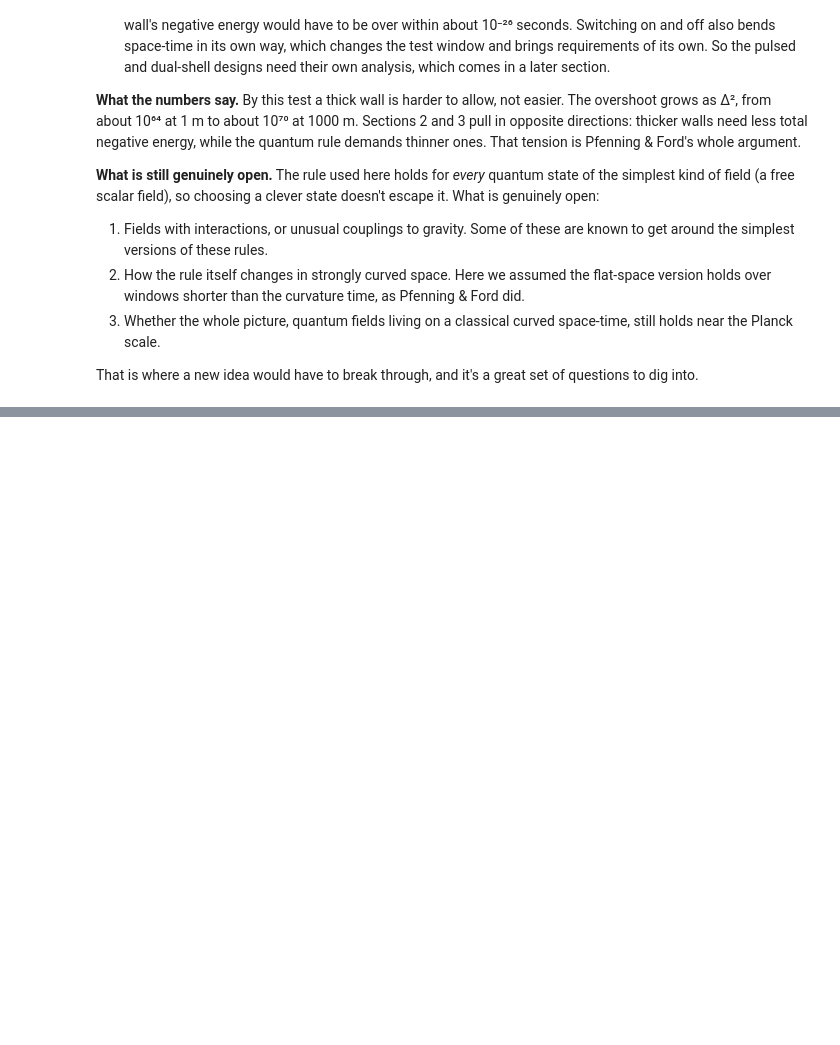
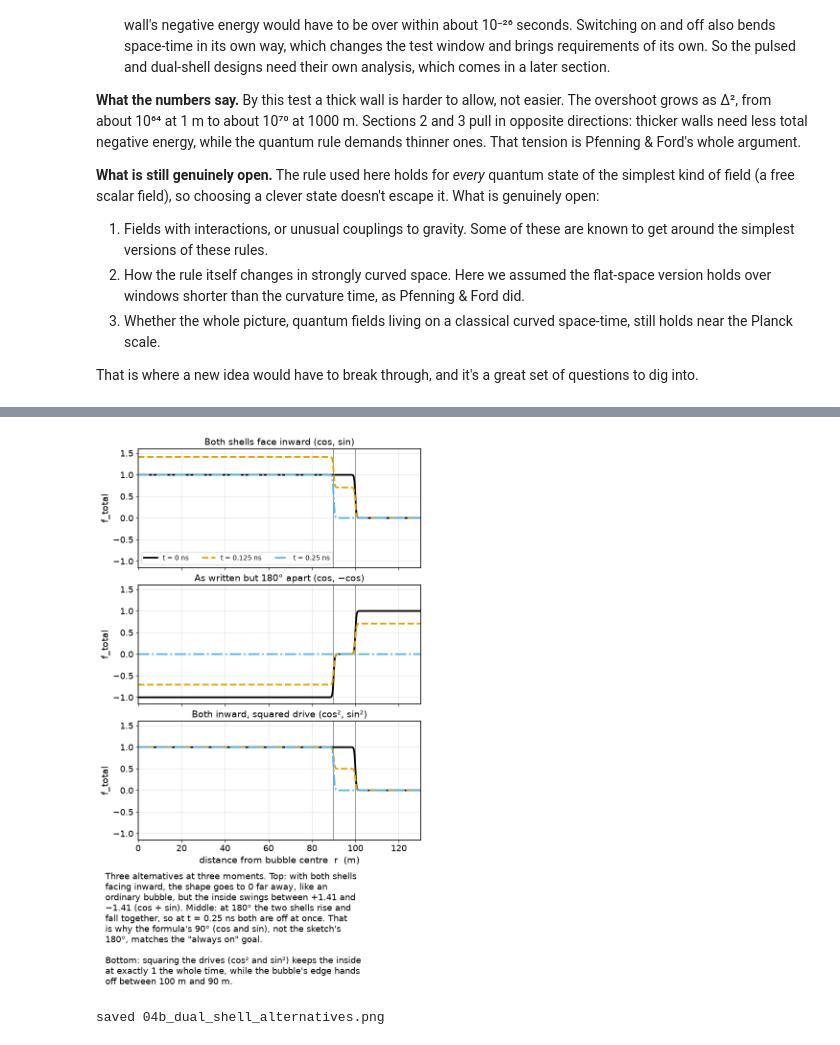
Before and after one commit to gvorwaller/warpdrive, a Jupyter notebook: warp_bubble.ipynb, the cells around one changed output, grey strips where cells are left out. Saved outputs shown, nothing was run; the diff lists cells and outputs as text; code cells hidden in the pictures; blank space fills up the shorter version.

```diff
--- a/warp_bubble.ipynb
+++ b/warp_bubble.ipynb
@@ -476,0 +535,28 @@ That is where a new idea would have to break through, and it's a great set of qu
+# %%
+alt_names = ["both shells face inward", "180° phase", "inward + squared drive"]
+alt_titles = ["Both shells face inward (cos, sin)", "As written but 180° apart (cos, −cos)",
+              "Both inward, squared drive (cos², sin²)"]
+fig, axes = phone_figure(3, height_per_row=3.0, sharex=True)
+for ax, name, title in zip(axes, alt_names, alt_titles):
+    for frac, (col, ls) in zip([0.0, 0.125, 0.25], snap_style[:3]):
+        ax.plot(r_ds, shapes.dual_shell_f(r_ds, frac * T_CYCLE, **ds.VARIANTS[name]), color=col, ls=ls,
+                label=f"t = {frac * T_CYCLE * 1e9:.3g} ns")
+    for R_shell in (90, 100):
+        ax.axvline(R_shell, color="0.5", lw=1.1, zorder=0)
+    ax.set_title(title, fontsize=14)
+    ax.set_ylabel("f_total")
+    ax.set_ylim(-1.15, 1.6)
+axes[0].legend(loc="lower left", fontsize=10, ncol=3)
+axes[-1].set_xlabel("distance from bubble centre  r  (m)")
+axes[-1].set_xlim(0, 130)
+
+path = save_figure(fig, "04b_dual_shell_alternatives", '''
+Three alternatives at three moments. Top: with both shells facing inward, the shape goes to 0 far away, like an ordinary bubble, but the inside swings between +1.41 and −1.41 (cos + sin). Middle: at 180° the two shells rise and fall together, so at t = 0.25 ns both are off at once. That is why the formula's 90° (cos and sin), not the sketch's 180°, matches the "always on" goal.
+
+Bottom: squaring the drives (cos² and sin²) keeps the inside at exactly 1 the whole time, while the bubble's edge hands off between 100 m and 90 m.
+''')
+plt.show()
+print("saved", path.name)
+# %% [output]
+[figure, added]
+saved 04b_dual_shell_alternatives.png
```
Also changed, not shown: parts of 8 cells of this notebook, 10 other files.
